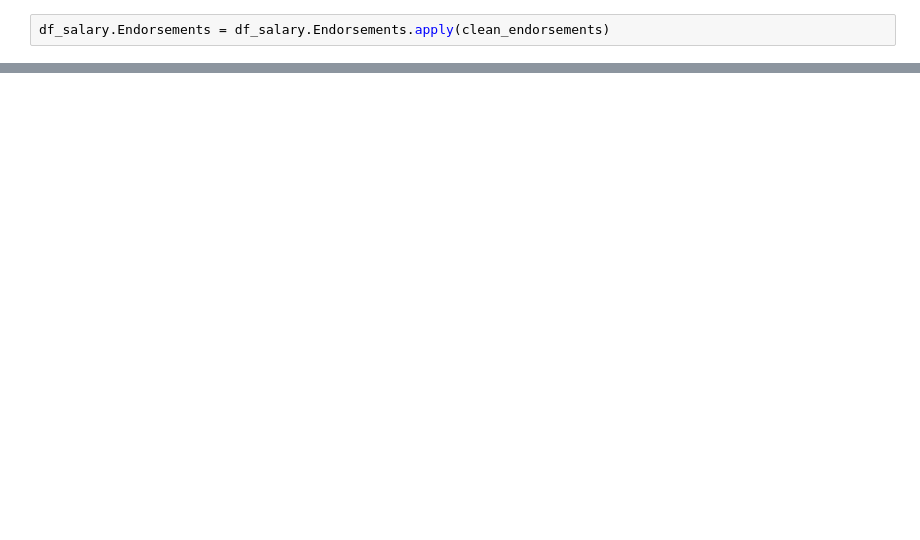
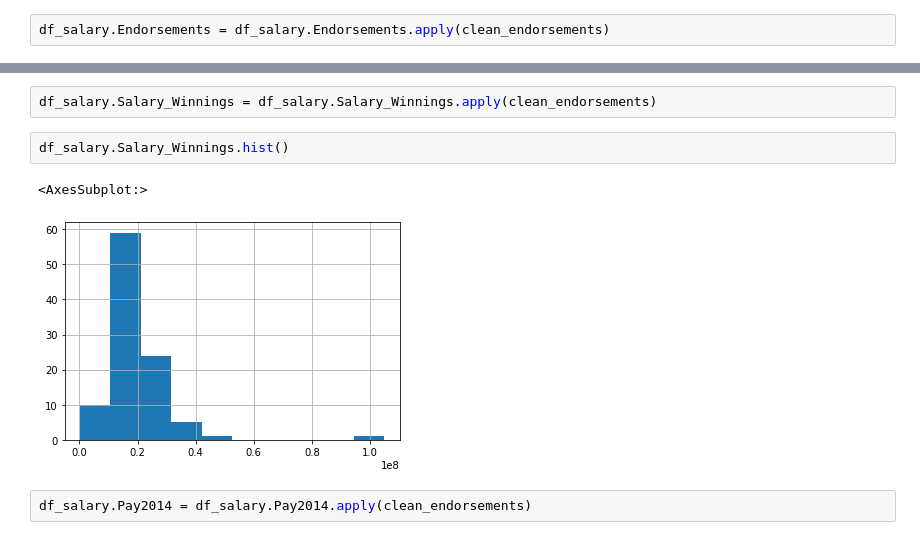
Before and after one commit to arjun-verma/Major_Project, a Jupyter notebook: analysis/preprocessing.ipynb, the cells around one changed output, grey strips where cells are left out. Saved outputs shown, nothing was run; the diff lists cells and outputs as text; blank space fills up the shorter version.

```diff
--- a/analysis/preprocessing.ipynb
+++ b/analysis/preprocessing.ipynb
@@ -59 +120,10 @@ Matplotlib is building the font cache; this may take a moment.
 [figure]
+# %%
+df_salary.Salary_Winnings = df_salary.Salary_Winnings.apply(clean_endorsements)
+# %%
+df_salary.Salary_Winnings.hist()
+# %% [output]
+<AxesSubplot:>
+[figure, added]
+# %%
+df_salary.Pay2014 = df_salary.Pay2014.apply(clean_endorsements)
```
Also changed, not shown: parts of 12 cells of this notebook, 2 other files.
